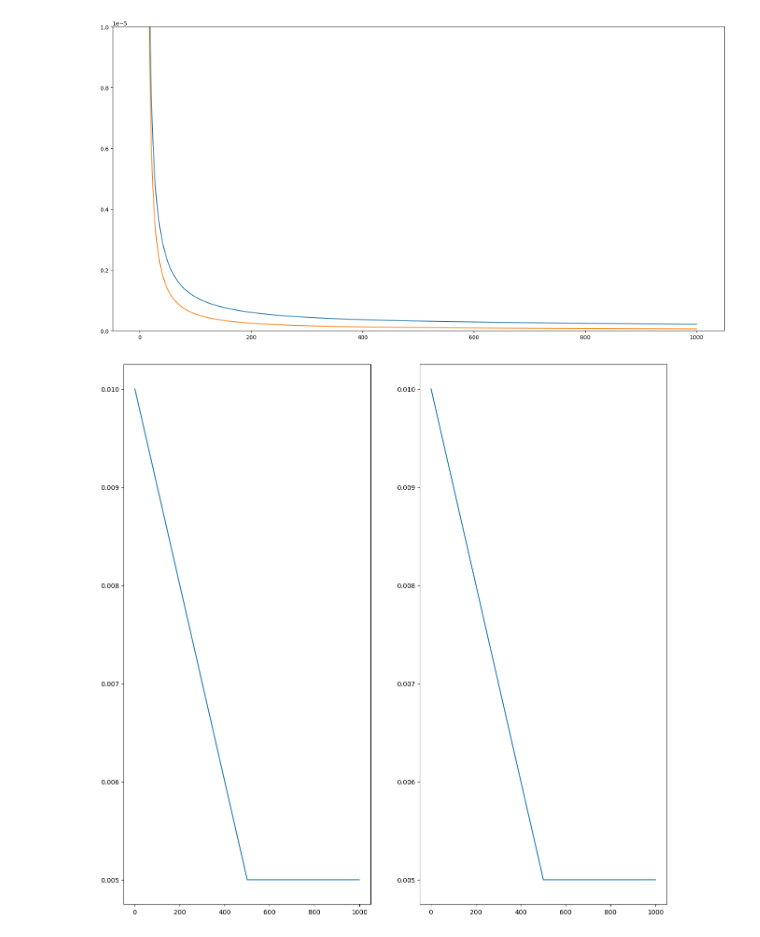
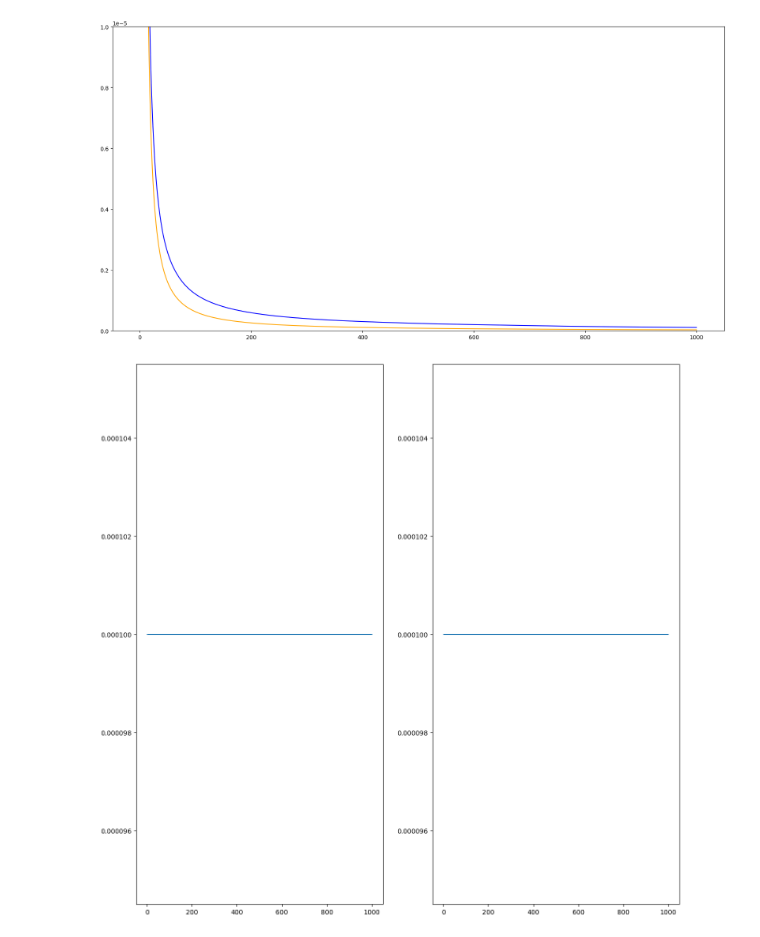
Before and after one commit to Lotto98/Sign-Language-MNIST, a Jupyter notebook: src/plots.ipynb, the cells around one changed output. Cells and saved outputs as stored; diff of their text form; code cells hidden in the pictures.

```diff
--- a/src/plots.ipynb
+++ b/src/plots.ipynb
@@ -3,6 +3,6 @@ import matplotlib.pyplot as plt
 import pandas as pd
 import os
 # %%
-data=pd.read_parquet(os.getcwd()+"/../models/Classifier_2/stats.parquet")
-data
+data=pd.read_parquet(os.getcwd()+"/../models/Classifier_3/stats.parquet")
+data["eval_losses"].min()
 # %% [output]
@@ -22,17 +10,17 @@ data
 # %%
 def plot_loss():
 
     fig,ax=plt.subplots(figsize=(20,10))
 
     #axs=[item for sublist in axs for item in sublist]
 
-    ax.plot(data["epochs"],data["eval_losses"])
-    ax.plot(data["epochs"],data["train_losses"])
+    ax.plot(data["epochs"],data["eval_losses"], color="blue")
+    ax.plot(data["epochs"],data["train_losses"], color="orange")
     ax.set_ylim(0,0.00001)
 
 plot_loss()
 # %% [output]
-[figure, old version]
+[figure, new version]
 # %%
 def plot_lr():
 
@@ -45,7 +33,7 @@ def plot_lr():
 
 plot_lr()
 # %% [output]
-[figure, old version]
+[figure, new version]
 # %%
 def plot_accuracy():
     fig,axs=plt.subplots(1,2,figsize=(25,10))
```
Also changed, not shown: parts of 2 cells of this notebook, 6 other files.
